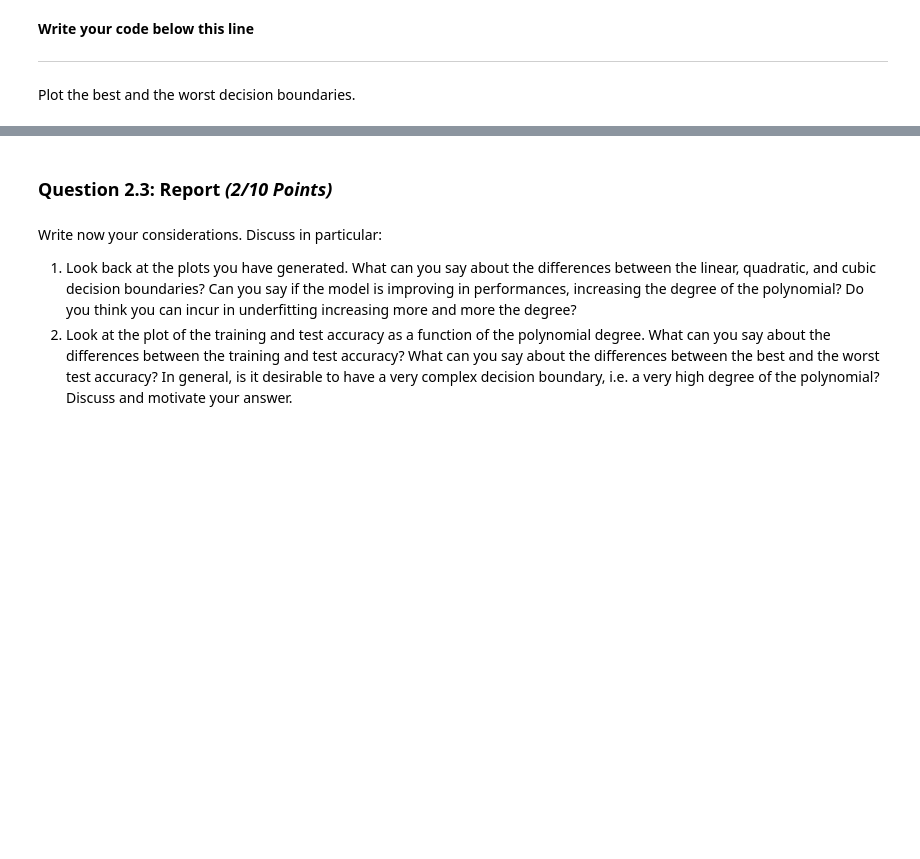
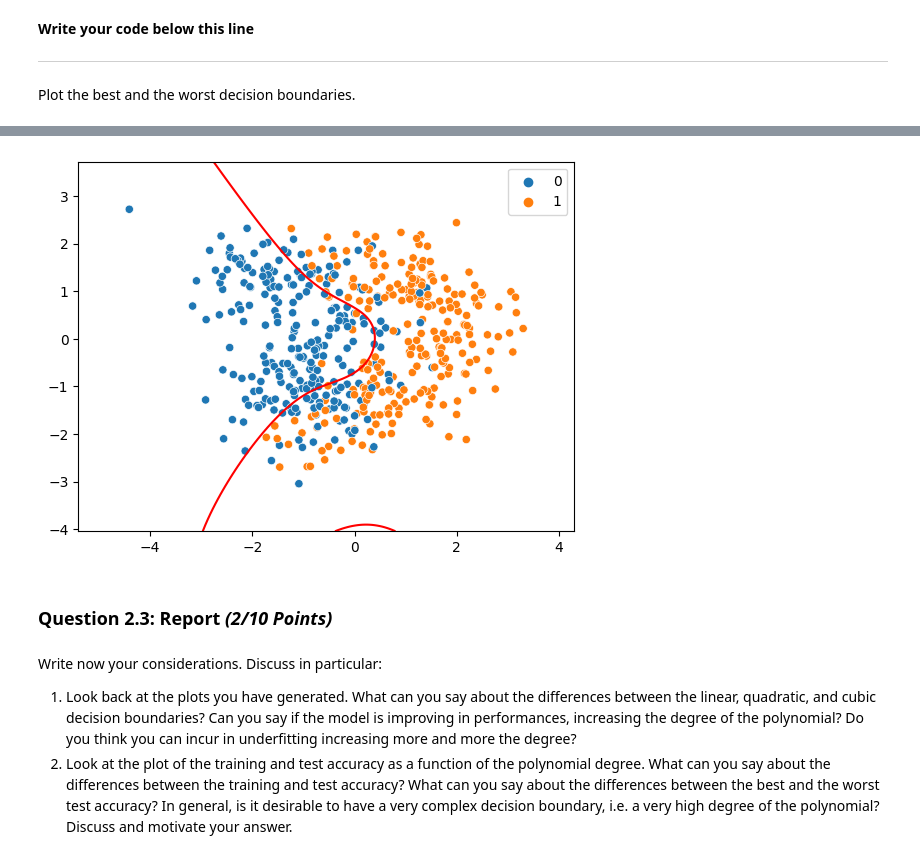
Before and after one commit to arianna011/FDS-assigment2, a Jupyter notebook: HW2.ipynb, the cells around one changed output, grey strips where cells are left out. Cells and saved outputs as stored; diff of their text form; code cells hidden in the pictures; blank space fills up the shorter version.

```diff
--- a/HW2.ipynb
+++ b/HW2.ipynb
@@ -964,5 +973,8 @@ Plot the best and the worst decision boundaries.
 # %%
 # Plot best model
+plot_boundary_function(X, y, thetas[4], degree=5)
+# %% [output]
+[figure, added]
 # %% [markdown]
 ### **Question 2.3: Report *(2/10 Points)***
 # %% [markdown]
```
Also changed, not shown: parts of 5 cells of this notebook.
